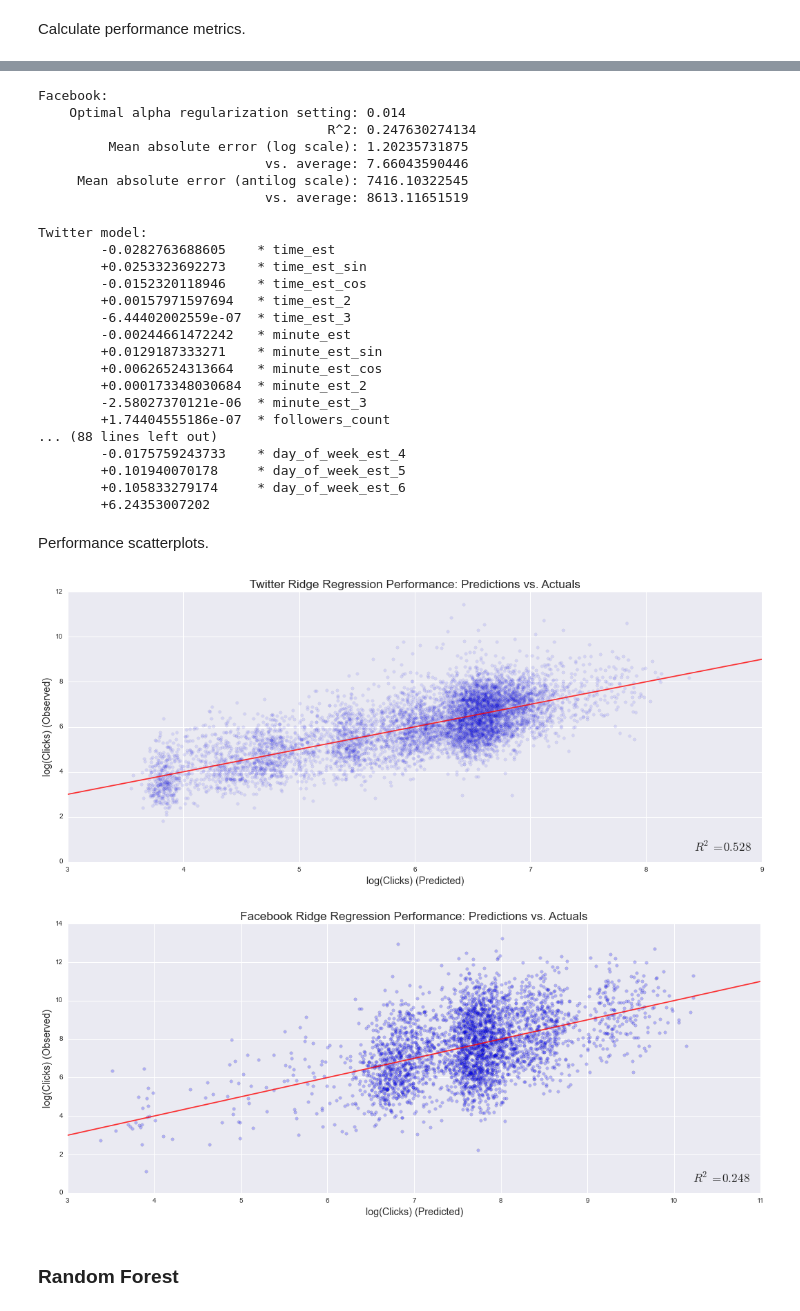
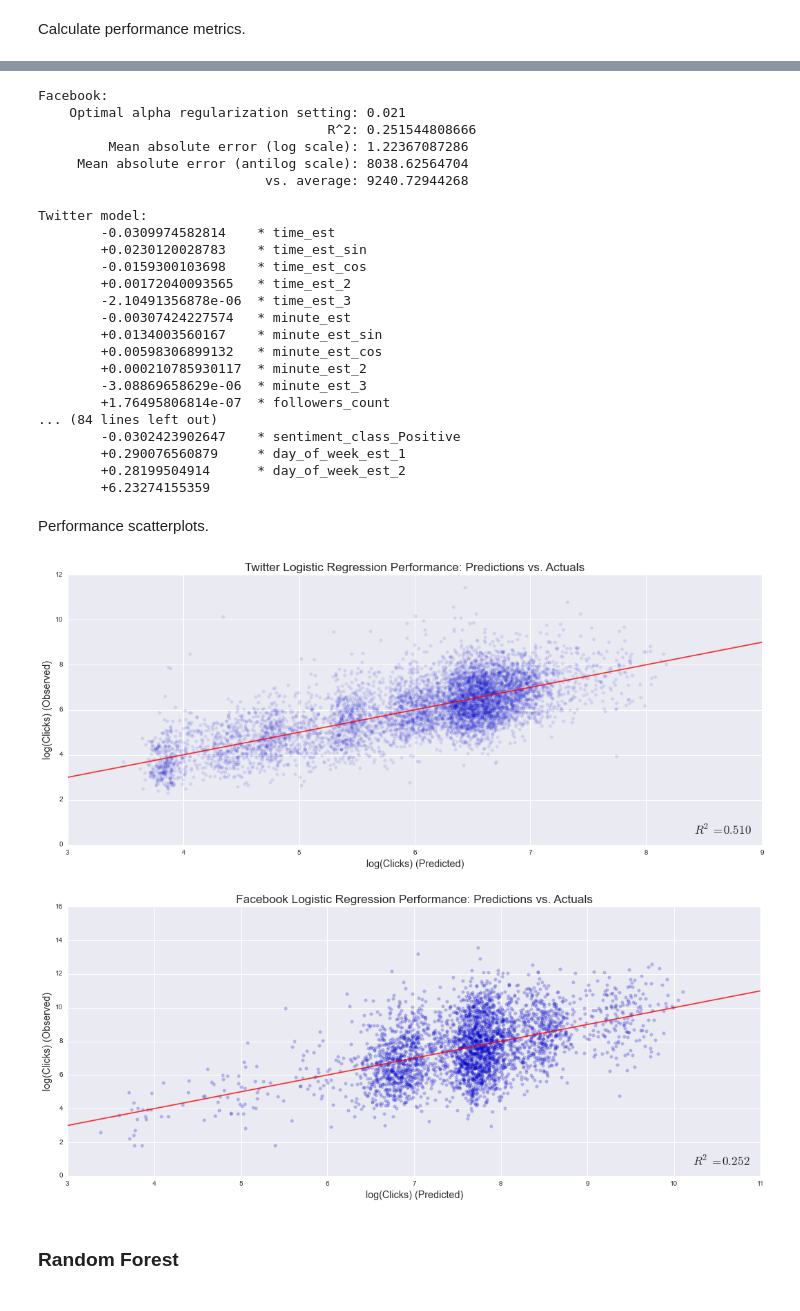
Before and after one commit to micahlanier/social-news, a Jupyter notebook: src/prediction/predictiveModels.ipynb, the cells around one changed output, grey strips where cells are left out. Drawn from its saved outputs; the diff is of its cells as text; code cells hidden in the pictures.

```diff
--- a/src/prediction/predictiveModels.ipynb
+++ b/src/prediction/predictiveModels.ipynb
@@ -165,7 +165,7 @@ X_lm_fb, Xtest_lm_fb, y_lm_fb, ytest_lm_fb = cross_validation.train_test_split(X
 The fun part: generate regression models themselves.
 # %%
 # Parameters for linear regression tuning. These have been iterated-over several times.
-alphas = np.arange(0.1,0.30,0.01)
+alphas = np.arange(0.001,0.030,0.001)
 # Start models.
 kFold = cross_validation.KFold(n=len(X_lm_tw), n_folds=10)
 lm_clicks_tw = linear_model.RidgeCV(alphas=alphas,scoring='mean_absolute_error', cv=kFold)
@@ -226,17 +224,15 @@ print 'Facebook:'
 print 'Optimal alpha regularization setting:'.rjust(41), alpha_lm_fb
 print 'R^2:'.rjust(41), r2_lm_fb
 print 'Mean absolute error (log scale):'.rjust(41), mae_lm_fb
-print 'vs. average:'.rjust(41), ytest_lm_fb.mean()
 print 'Mean absolute error (antilog scale):'.rjust(41), mae_exp_lm_fb
 print 'vs. average:'.rjust(41), ytest_exp_lm_fb.mean()
 # %% [output]
 Facebook:
-    Optimal alpha regularization setting: 0.014
-                                     R^2: 0.247630274134
-         Mean absolute error (log scale): 1.20235731875
-                             vs. average: 7.66043590446
-     Mean absolute error (antilog scale): 7416.10322545
-                             vs. average: 8613.11651519
+    Optimal alpha regularization setting: 0.021
+                                     R^2: 0.251544808666
+         Mean absolute error (log scale): 1.22367087286
+     Mean absolute error (antilog scale): 8038.62564704
+                             vs. average: 9240.72944268
 # %%
 # Output Twitter model.
 print 'Twitter model:'
@@ -247,25 +243,25 @@ print '\t+' + str(lm_clicks_tw.intercept_)
 
 # Output Facebook model.
 print 'Facebook model:'
-for c,f in zip(lm_clicks_fb.coef_,features_lm_fb):
+for c,f in zip(lm_clicks_tw.coef_,features_lm_fb):
     pos = c > 0
     print '\t' + ('+' if pos else '') + str(c).ljust(18 if pos else 19), '*', f
 print '\t+' + str(lm_clicks_tw.intercept_)
 # %% [output]
 Twitter model:
-        -0.0282763688605    * time_est
-        +0.0253323692273    * time_est_sin
-        -0.0152320118946    * time_est_cos
-        +0.00157971597694   * time_est_2
-        -6.44402002559e-07  * time_est_3
-        -0.00244661472242   * minute_est
-        +0.0129187333271    * minute_est_sin
-        +0.00626524313664   * minute_est_cos
-        +0.000173348030684  * minute_est_2
-        -2.58027370121e-06  * minute_est_3
-        +1.74404555186e-07  * followers_count
-... (88 lines left out)
-        -0.0175759243733    * day_of_week_est_4
-        +0.101940070178     * day_of_week_est_5
-        +0.105833279174     * day_of_week_est_6
-        +6.24353007202
+        -0.0309974582814    * time_est
+        +0.0230120028783    * time_est_sin
+        -0.0159300103698    * time_est_cos
+        +0.00172040093565   * time_est_2
+        -2.10491356878e-06  * time_est_3
+        -0.00307424227574   * minute_est
+        +0.0134003560167    * minute_est_sin
+        +0.00598306899132   * minute_est_cos
+        +0.000210785930117  * minute_est_2
+        -3.08869658629e-06  * minute_est_3
+        +1.76495806814e-07  * followers_count
+... (84 lines left out)
+        -0.0302423902647    * sentiment_class_Positive
+        +0.290076560879     * day_of_week_est_1
+        +0.28199504914      * day_of_week_est_2
+        +6.23274155359
@@ -292,11 +268,11 @@ print '</tbody>\n</table>'
 # %% [markdown]
 Performance scatterplots.
 # %%
-plotPredictionsVsActuals(yhat_lm_tw, ytest_lm_tw, 'Twitter Ridge Regression Performance', 'log(Clicks)', 0.1)
-plotPredictionsVsActuals(yhat_lm_fb, ytest_lm_fb, 'Facebook Ridge Regression Performance', 'log(Clicks)', 0.25)
+plotPredictionsVsActuals(yhat_lm_tw, ytest_lm_tw, 'Twitter Logistic Regression Performance', 'log(Clicks)', 0.1)
+plotPredictionsVsActuals(yhat_lm_fb, ytest_lm_fb, 'Facebook Logistic Regression Performance', 'log(Clicks)', 0.25)
 # %% [output]
-[figure, old version]
+[figure, new version]
-[figure, old version]
+[figure, new version]
 # %%
 # Save models.
 pickle.dump(lm_clicks_tw,open('../../../data/models/clicks/lm_clicks_tw.pkl','w'))
```
Also changed, not shown: parts of 15 cells of this notebook, 8 other files.
